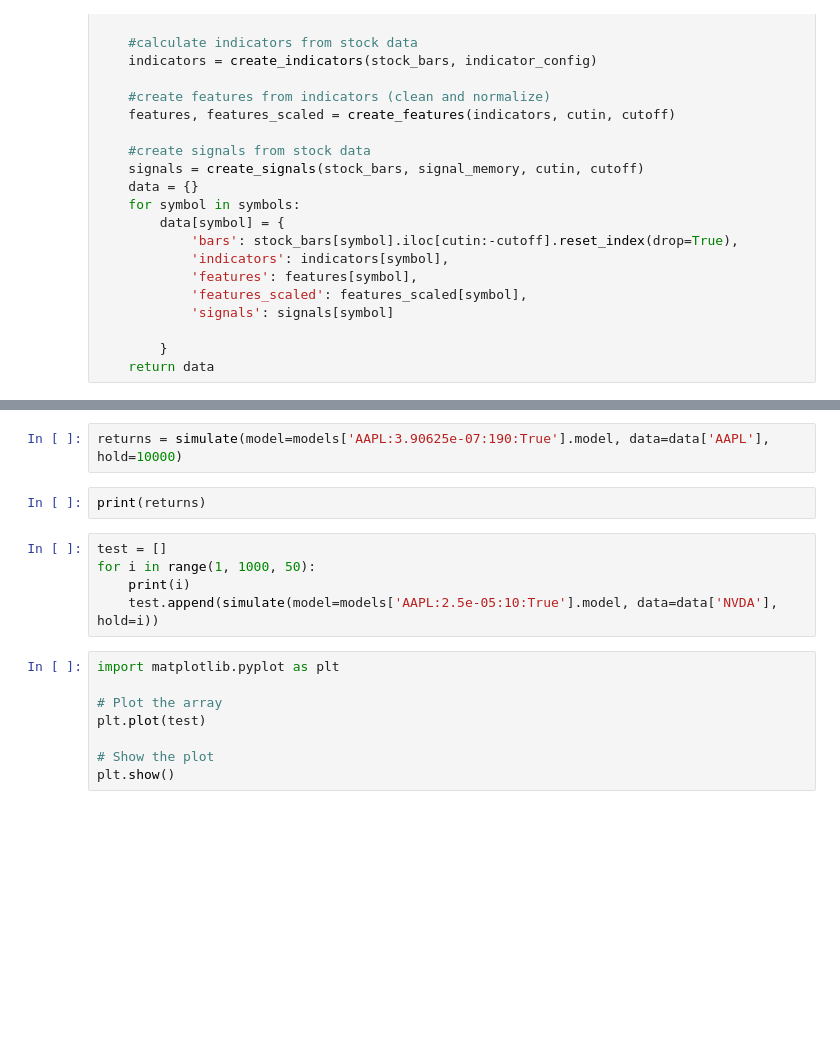
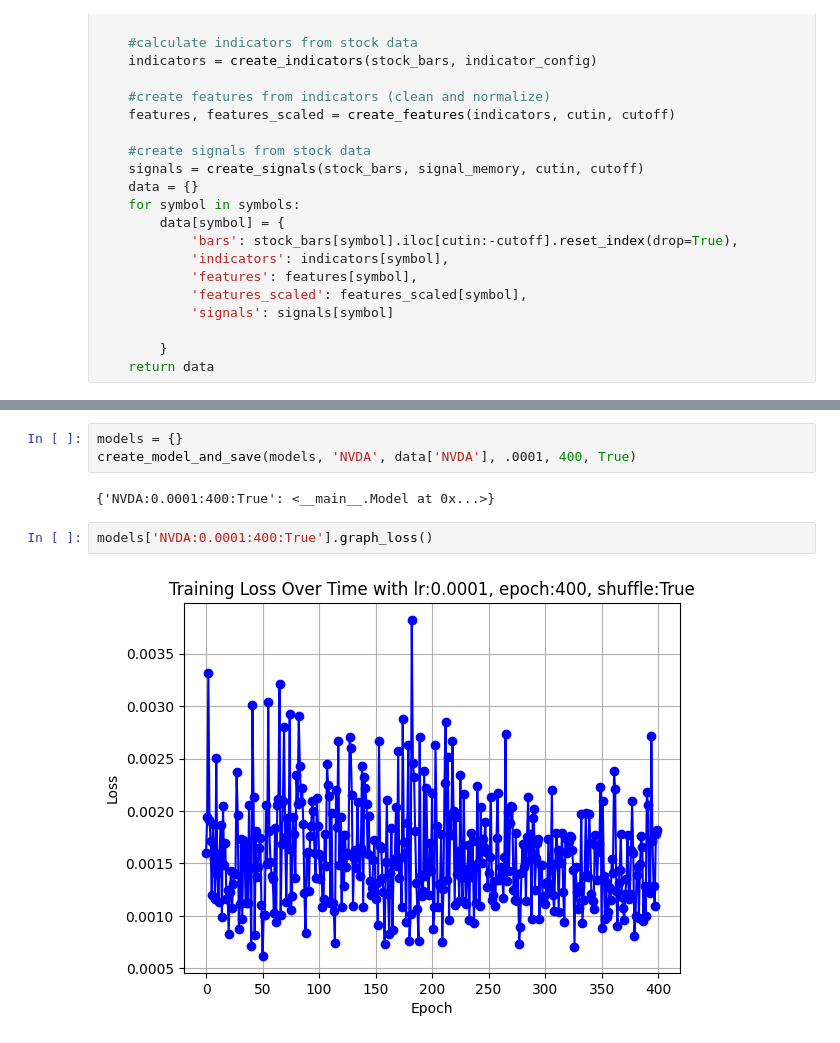
Before and after one commit to dmutascio/enigmaTrainer, a Jupyter notebook: enigmaTrainer.ipynb, the cells around one changed output, grey strips where cells are left out. Drawn from its saved outputs; the diff is of its cells as text; blank space fills up the shorter version.

```diff
--- a/enigmaTrainer.ipynb
+++ b/enigmaTrainer.ipynb
@@ -659,20 +580,12 @@ def simulate(model, data, bank=0, hold=3):
                     returns = old_trade.get_return(price)
                     bank += returns
     return bank
+# %%
+models = {}
+create_model_and_save(models, 'NVDA', data['NVDA'], .0001, 400, True)
+# %% [output]
+{'NVDA:0.0001:400:True': <__main__.Model at 0x...>}
 # %%
-returns = simulate(model=models['AAPL:3.90625e-07:190:True'].model, data=data['AAPL'], hold=10000)
+models['NVDA:0.0001:400:True'].graph_loss()
+# %% [output]
+[figure, added]
-# %%
-print(returns)
-# %%
-test = []
-for i in range(1, 1000, 50):
-    print(i)
-    test.append(simulate(model=models['AAPL:2.5e-05:10:True'].model, data=data['NVDA'], hold=i))
-# %%
-import matplotlib.pyplot as plt
-
-# Plot the array
-plt.plot(test)
-
-# Show the plot
-plt.show()
```
Also changed, not shown: parts of 26 cells of this notebook.
